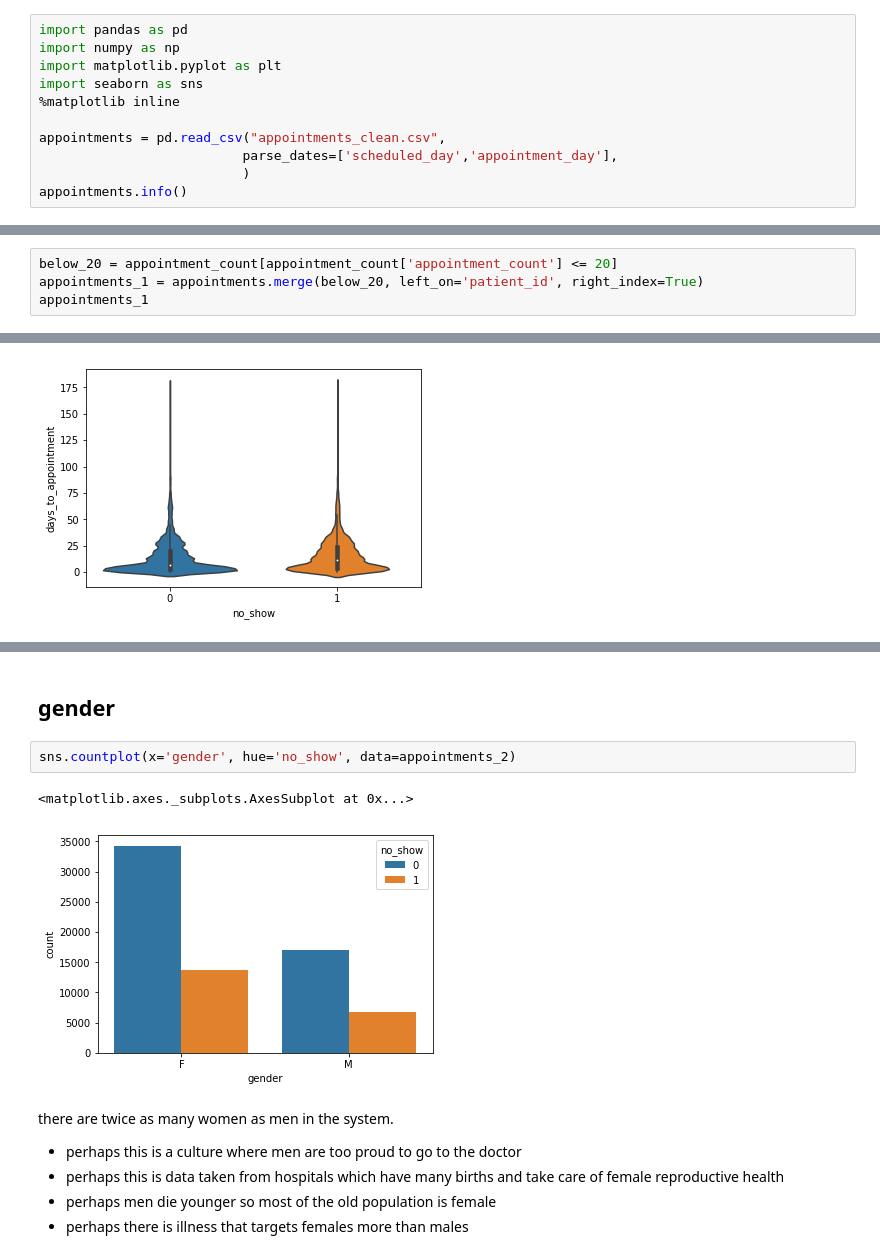
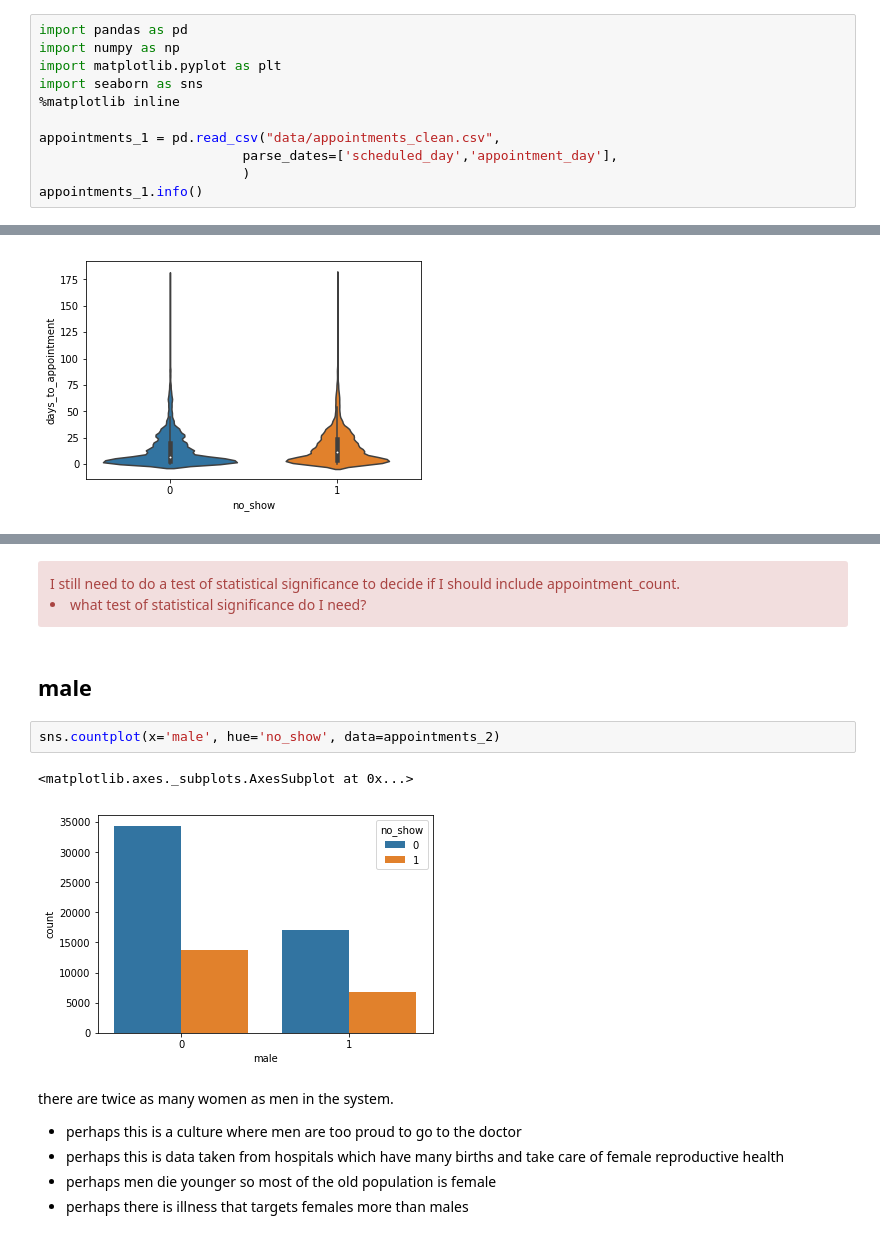
Before and after one commit to ncernek/medical_no_shows, a Jupyter notebook: correlations.ipynb, the cells around one changed output, grey strips where cells are left out. Saved outputs shown, nothing was run; the diff lists cells and outputs as text.

```diff
--- a/correlations.ipynb
+++ b/correlations.ipynb
@@ -31,10 +31,10 @@ import matplotlib.pyplot as plt
 import seaborn as sns
 %matplotlib inline
 
-appointments = pd.read_csv("appointments_clean.csv",
+appointments_1 = pd.read_csv("data/appointments_clean.csv",
                           parse_dates=['scheduled_day','appointment_day'],
                           )
-appointments.info()
+appointments_1.info()
 # %% [output]
 <class 'pandas.core.frame.DataFrame'>
 RangeIndex: 110526 entries, 0 to 110525
@@ -109,4 +75,0 @@ takeaways
-# %%
-below_20 = appointment_count[appointment_count['appointment_count'] <= 20]
-appointments_1 = appointments.merge(below_20, left_on='patient_id', right_index=True)
-appointments_1
@@ -195,10 +133,15 @@ sns.clustermap(appointments_2.corr(), annot=True)
+# %% [markdown]
+<div class='alert alert-danger'>
+I still need to do a test of statistical significance to decide if I should include appointment_count.
+<li>what test of statistical significance do I need?
+</div>
 # %% [markdown]
-## gender
+## male
 # %%
-sns.countplot(x='gender', hue='no_show', data=appointments_2)
+sns.countplot(x='male', hue='no_show', data=appointments_2)
 # %% [output]
 <matplotlib.axes._subplots.AxesSubplot at 0x...>
-[figure, old version]
+[figure, new version]
 # %% [markdown]
 there are twice as many women as men in the system.
 * perhaps this is a culture where men are too proud to go to the doctor
```
Also changed, not shown: parts of 61 cells of this notebook, 5 other files.
